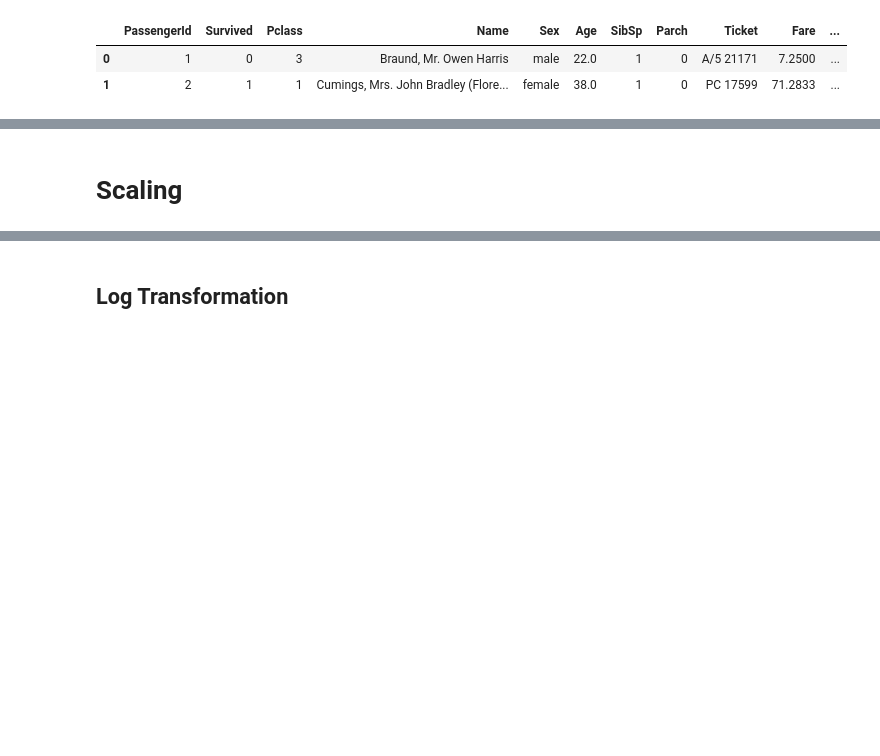
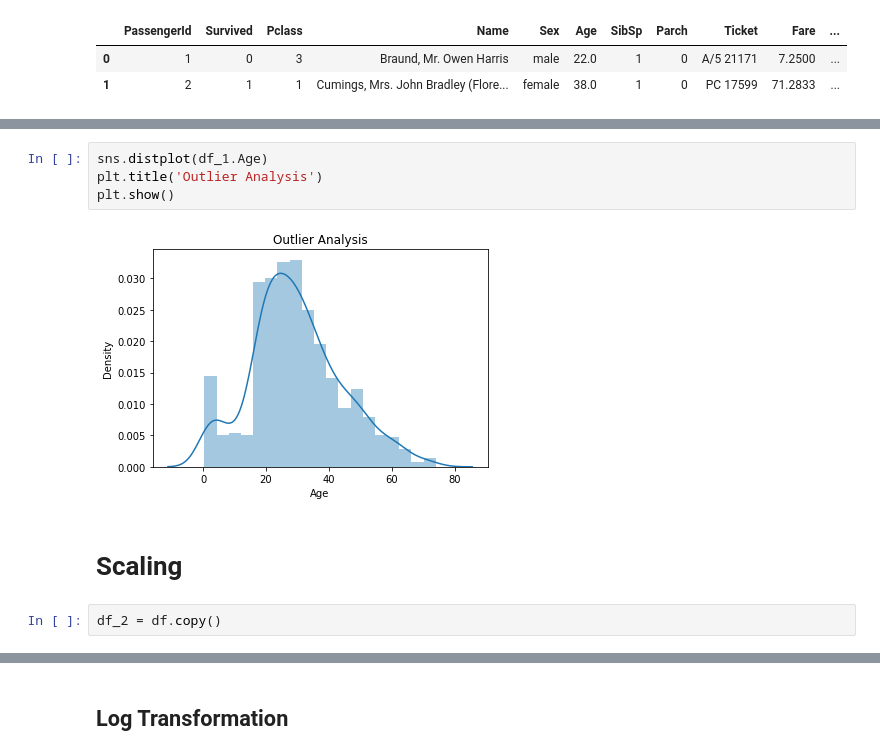
Before and after one commit to jaisarann/my_ml_learning, a Jupyter notebook: nbs/Outlier_Handling/Outlier_Handling.ipynb, the cells around one changed output, grey strips where cells are left out. Drawn from its saved outputs; the diff is of its cells as text; blank space fills up the shorter version.

```diff
--- a/nbs/Outlier_Handling/Outlier_Handling.ipynb
+++ b/nbs/Outlier_Handling/Outlier_Handling.ipynb
@@ -21,3 +84,11 @@ df.head(2)
+# %%
+sns.distplot(df_1.Age)
+plt.title('Outlier Analysis')
+plt.show()
+# %% [output]
+[figure, added]
 # %% [markdown]
 # Scaling
+# %%
+df_2 = df.copy()
 # %%
```
Also changed, not shown: parts of 25 cells of this notebook, 5 other files.
